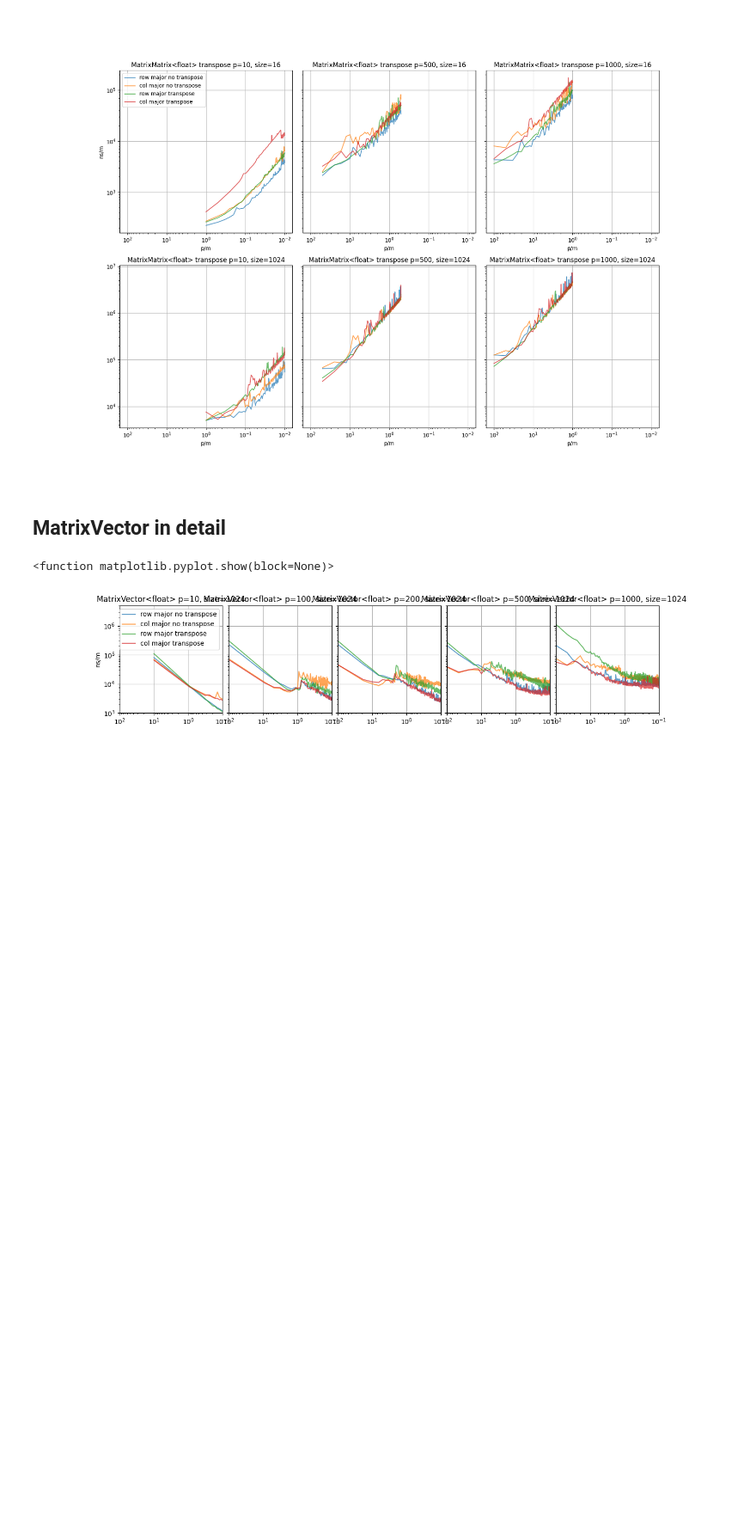
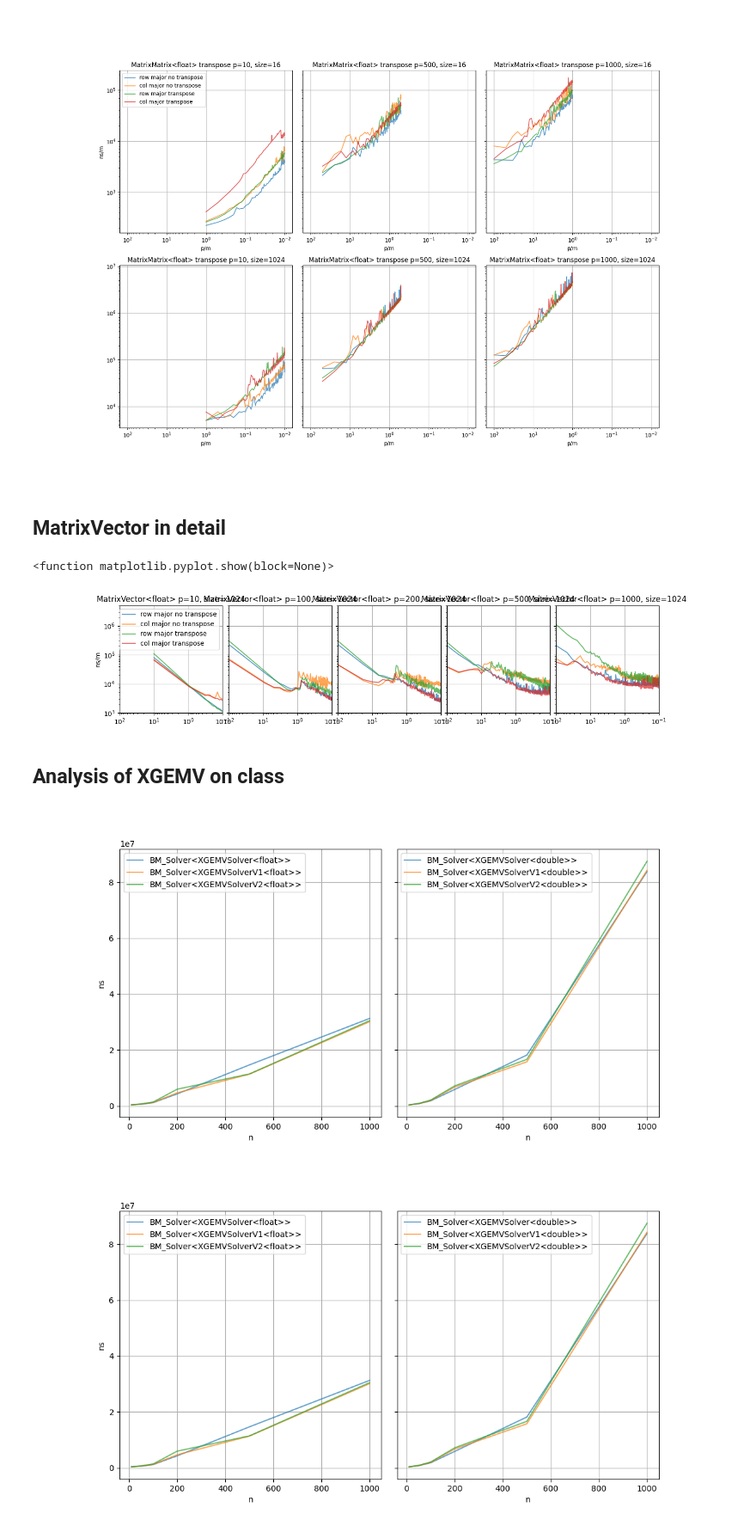
Before and after one commit to artpelling/state-space-renderer, a Jupyter notebook: analysis.ipynb, the cells around one changed output. Shown at 86% size. Cells and saved outputs as stored; diff of their text form; code cells hidden in the pictures; blank space fills up the shorter version.

```diff
--- a/analysis.ipynb
+++ b/analysis.ipynb
@@ -189,7 +188,7 @@ for p, method, block_size in itertools.product(ps,methods,block_sizes):
         plt.tick_params('y', labelleft=False)
     axs3[i].set_xscale("log")
     axs3[i].set_yscale("log")
-    axs3[i].set_xlim(0.1,100)
+    #axs3[i].set_xlim(0.1,100)
     axs3[i].set_ylim(1000,5000000)
     axs3[i].invert_xaxis()
     axs3[i].grid()
@@ -218,3 +217,72 @@ plt.show
 # %% [output]
 <function matplotlib.pyplot.show(block=None)>
 [figure]
+# %% [markdown]
+## Analysis of XGEMV on class
+# %%
+xgemv_benchfile = Path(os.path.abspath(''))/ "build/xgemv_benchmark.json"
+
+with open(xgemv_benchfile, "r") as f:
+    data = json.load(f)
+
+for b in data['benchmarks']:
+    method = b['name'].split('/')[0]
+    n=int(b['name'].split('/')[1])
+    p=int(b['name'].split('/')[2])
+    m=int(b['name'].split('/')[3])
+    block_size=int(b['name'].split('/')[4])
+    b['method'] = method
+    b['n'] = n
+    b['p'] = p
+    b['m']= m
+    b['block_size'] = block_size
+
+fig4 = plt.figure()
+fig4.set_figheight(6)
+fig4.set_figwidth(12)
+
+ns=[10,50,100,200, 500,1000]
+methods=["BM_Solver<XGEMVSolver<float>>",
+         "BM_Solver<XGEMVSolverV1<float>>",
+         "BM_Solver<XGEMVSolverV2<float>>",
+         "BM_Solver<XGEMVSolver<double>>",
+         "BM_Solver<XGEMVSolverV1<double>>",
+         "BM_Solver<XGEMVSolverV2<double>>"]
+
+axs1=[]
+
+i=0
+for j in range(2):
+    if j==0:
+        axs1.append(plt.subplot(1,2,j+1))
+    else:
+        axs1.append(plt.subplot(1,2,j+1,sharey=axs1[j-1], sharex=axs1[j-1]))
+        plt.tick_params('y', labelleft=False)
+    #axs1[i].set_xscale("log")
+    #axs1[i].set_yscale("log")
+    #axs1[i].set_xlim(0.1,100)
+    #axs1[i].set_ylim(1000,5000000)
+    axs1[j].invert_xaxis()
+    axs1[j].grid()
+    axs1[j].set_xlabel("n")
+    if j==0:
+        axs1[j].set_ylabel("ns")
+
+    for i in range(3):
+        runtimes = pd.DataFrame(data["benchmarks"])
+        runtimes_filter=runtimes[((runtimes["method"]==methods[i+j*3]))]
+
+        x= runtimes_filter["n"]
+        y= runtimes_filter["cpu_time"]
+        axs1[j].plot(x,y, label=methods[i+j*3], alpha=0.7)
+
+
+    axs1[j].legend(loc='upper left')
+
+
+
+plt.subplots_adjust(wspace=0.06, hspace=0.2)
+fig4.show()
+# %% [output]
+[figure, added]
+[figure, added]
```
Also changed, not shown: parts of 1 cell of this notebook, 7 other files.
